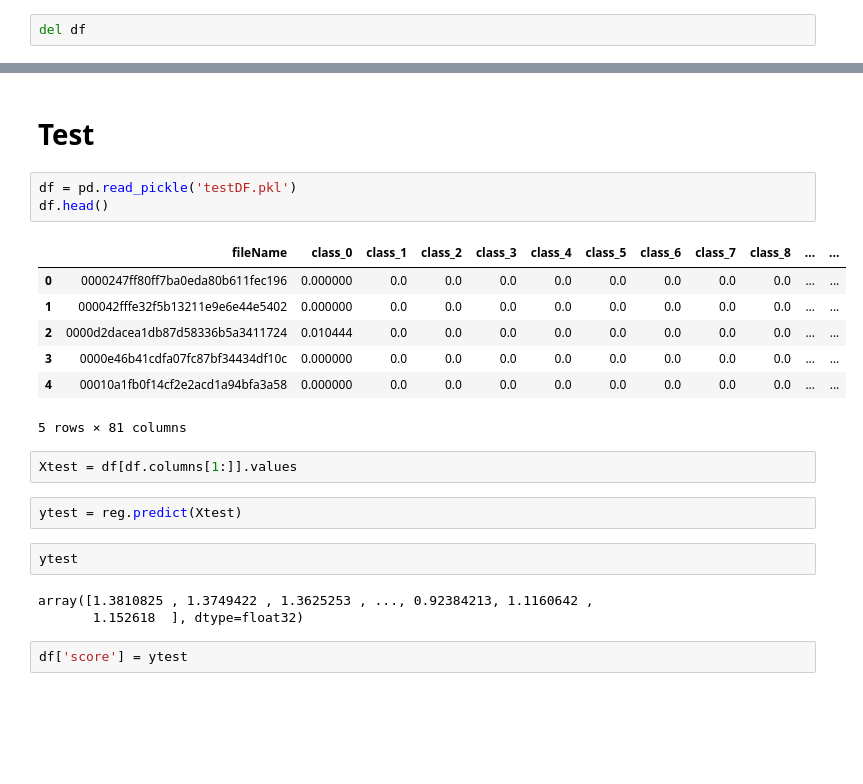
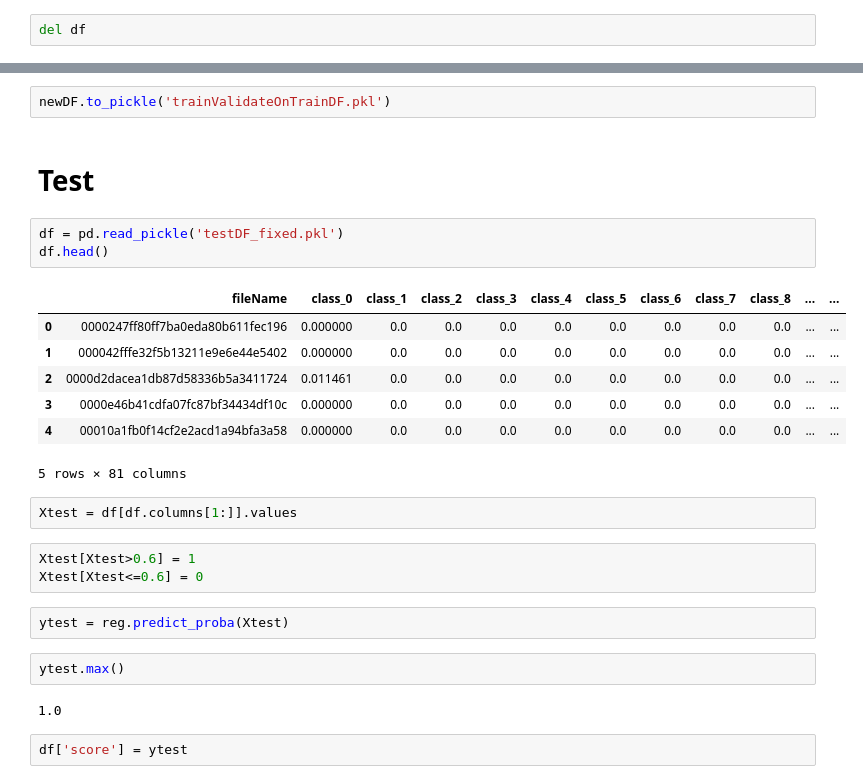
Before and after one commit to Adeykin/SNAHackathon, a Jupyter notebook: TrainClassifier.ipynb, the cells around one changed output, grey strips where cells are left out. Cells and saved outputs as stored; diff of their text form; blank space fills up the shorter version.

Commit message:
train bayes

```diff
--- a/TrainClassifier.ipynb
+++ b/TrainClassifier.ipynb
@@ -29,25 +66,29 @@ reg.score(X, y)
+# %%
+newDF.to_pickle('trainValidateOnTrainDF.pkl')
 # %% [markdown]
 # Test
 # %%
-df = pd.read_pickle('testDF.pkl')
+df = pd.read_pickle('testDF_fixed.pkl')
 df.head()
 # %% [output]
 |  | fileName | class_0 | class_1 | class_2 | class_3 | class_4 | class_5 | class_6 | class_7 | class_8 | ... | ... |
 | 0 | 0000247ff80ff7ba0eda80b611fec196 | 0.000000 | 0.0 | 0.0 | 0.0 | 0.0 | 0.0 | 0.0 | 0.0 | 0.0 | ... | ... |
 | 1 | 000042fffe32f5b13211e9e6e44e5402 | 0.000000 | 0.0 | 0.0 | 0.0 | 0.0 | 0.0 | 0.0 | 0.0 | 0.0 | ... | ... |
-| 2 | 0000d2dacea1db87d58336b5a3411724 | 0.010444 | 0.0 | 0.0 | 0.0 | 0.0 | 0.0 | 0.0 | 0.0 | 0.0 | ... | ... |
+| 2 | 0000d2dacea1db87d58336b5a3411724 | 0.011461 | 0.0 | 0.0 | 0.0 | 0.0 | 0.0 | 0.0 | 0.0 | 0.0 | ... | ... |
 | 3 | 0000e46b41cdfa07fc87bf34434df10c | 0.000000 | 0.0 | 0.0 | 0.0 | 0.0 | 0.0 | 0.0 | 0.0 | 0.0 | ... | ... |
 | 4 | 00010a1fb0f14cf2e2acd1a94bfa3a58 | 0.000000 | 0.0 | 0.0 | 0.0 | 0.0 | 0.0 | 0.0 | 0.0 | 0.0 | ... | ... |
 5 rows × 81 columns
 # %%
 Xtest = df[df.columns[1:]].values
+# %%
+Xtest[Xtest>0.6] = 1
+Xtest[Xtest<=0.6] = 0
 # %%
-ytest = reg.predict(Xtest)
+ytest = reg.predict_proba(Xtest)
 # %%
-ytest
+ytest.max()
 # %% [output]
-array([1.3810825 , 1.3749422 , 1.3625253 , ..., 0.92384213, 1.1160642 ,
-       1.152618  ], dtype=float32)
+1.0
 # %%
 df['score'] = ytest
 # %%
```
Also changed, not shown: parts of 33 cells of this notebook.
